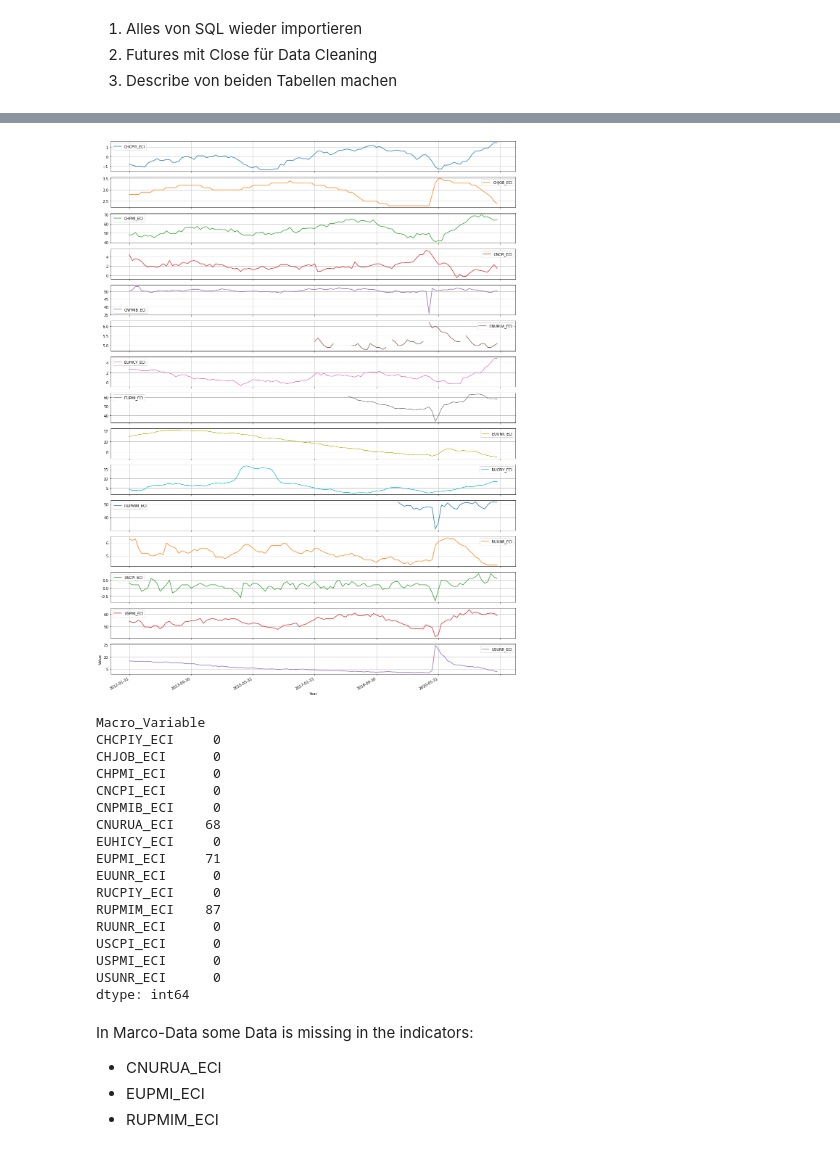
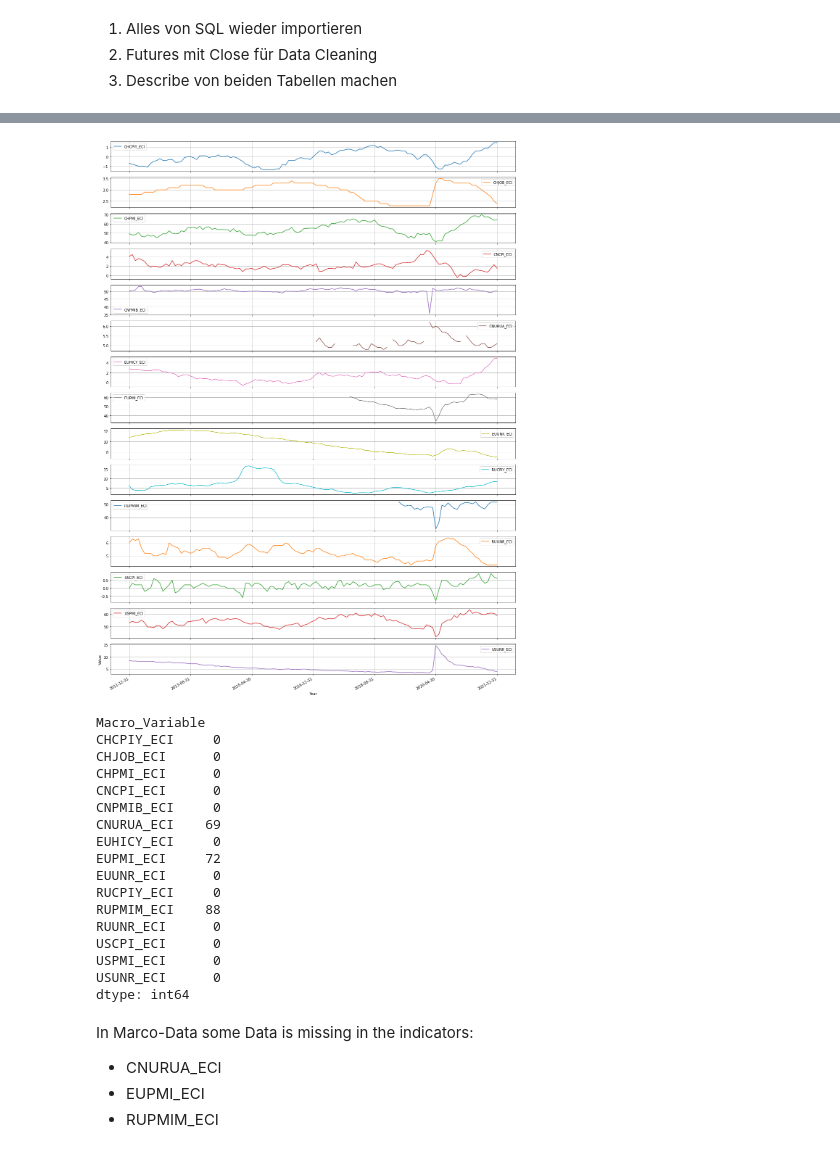
Before and after one commit to Liomat97/AQM, a Jupyter notebook: 2 Data Statistics.ipynb, the cells around one changed output, grey strips where cells are left out. Saved outputs shown, nothing was run; the diff lists cells and outputs as text; code cells hidden in the pictures.

Commit message:
changed macro

```diff
--- a/2 Data Statistics.ipynb
+++ b/2 Data Statistics.ipynb
@@ -50,10 +50,10 @@ conn = sqlite3.connect('SQL_DB.db')
 c = conn.cursor()
 c.execute("SELECT * FROM MACRO_RAW")
 macro_sql_data=c.fetchall()
-macro_raw = pd.DataFrame(macro_sql_data,columns=['Macro_Variable', 'DATE', 'Value'])
-macro_raw = macro_raw.set_index('DATE')
-macro_raw_pivot = macro_raw.pivot(columns='Macro_Variable', values=['Value'])
-macro_raw_pivot = macro_raw_pivot.droplevel(level=0, axis=1)
+macro_raw_abs = pd.DataFrame(macro_sql_data,columns=['Macro_Variable', 'DATE', 'Value'])
+macro_raw_abs = macro_raw_abs.set_index('DATE')
+macro_raw_abs_pivot = macro_raw_abs.pivot(columns='Macro_Variable', values=['Value'])
+macro_raw_abs_pivot = macro_raw_abs_pivot.droplevel(level=0, axis=1)
 
 c.execute("SELECT * FROM FUTURES_RAW")
 futures_sql_data=c.fetchall()
@@ -79,17 +122,17 @@ macro_raw_pivot.describe()
 # %%
-macro_raw_pivot.plot(kind = 'line',
+macro_raw_abs_pivot.plot(kind = 'line',
                            legend = True,
                            subplots=True,
                            grid = True,
                            figsize = (20,30)
                            )
 plt.ylabel('Value')
 plt.xlabel('Year')
-plt.savefig('Grafiken\Makro Line-Charts', dpi=800)
+plt.savefig('Grafiken\Makro abs Line-Charts', dpi=800)
 # %% [output]
-[figure, old version]
+[figure, new version]
 # %%
-macro_raw_pivot.isna().sum()
+macro_raw_abs_pivot.isna().sum()
 # %% [output]
 Macro_Variable
 CHCPIY_ECI     0
@@ -97,12 +140,12 @@ CHJOB_ECI      0
 CHPMI_ECI      0
 CNCPI_ECI      0
 CNPMIB_ECI     0
-CNURUA_ECI    68
+CNURUA_ECI    69
 EUHICY_ECI     0
-EUPMI_ECI     71
+EUPMI_ECI     72
 EUUNR_ECI      0
 RUCPIY_ECI     0
-RUPMIM_ECI    87
+RUPMIM_ECI    88
 RUUNR_ECI      0
 USCPI_ECI      0
 USPMI_ECI      0
```
Also changed, not shown: parts of 19 cells of this notebook, 21 other files.
